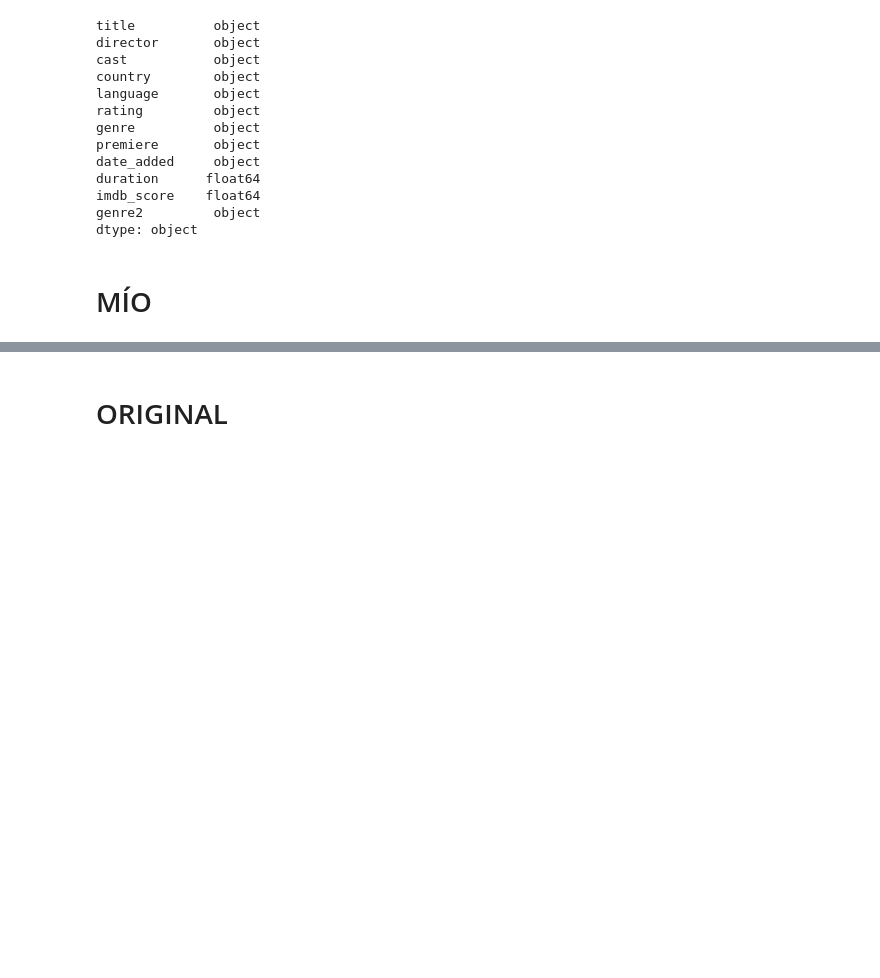
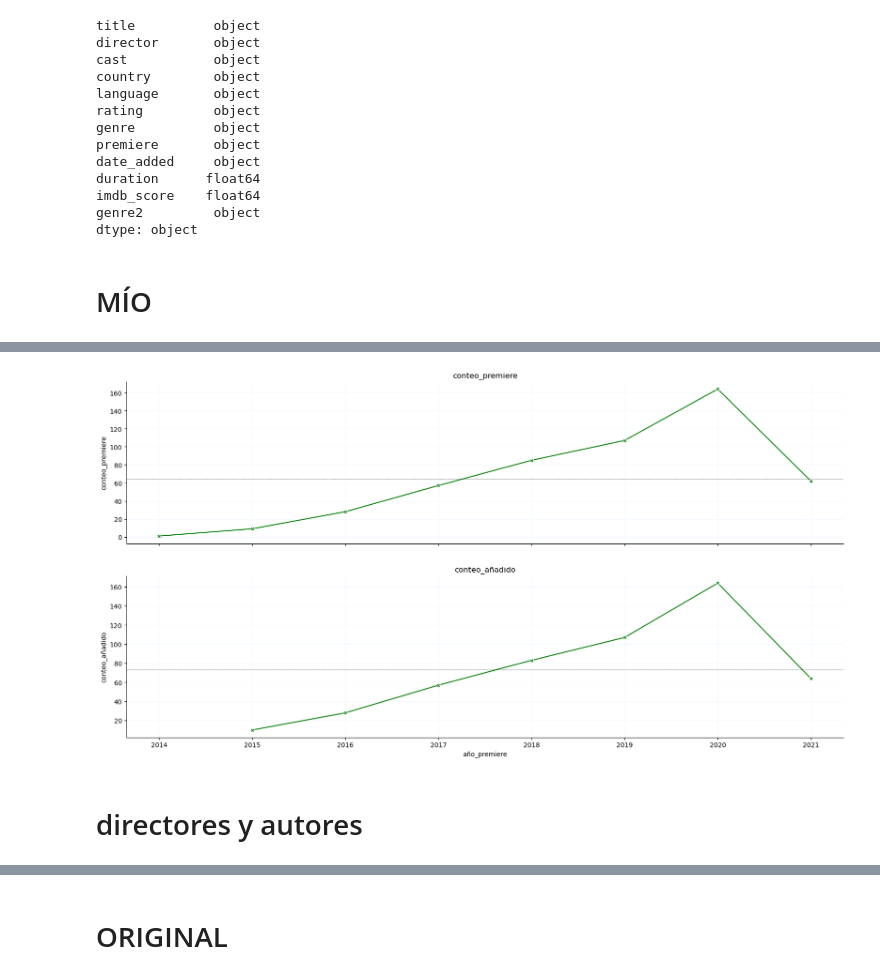
Before and after one commit to annassanchez/apuntes-clases, a Jupyter notebook: semana-9/9.3-Visualizacion - annassanchez.ipynb, the cells around one changed output, grey strips where cells are left out. Drawn from its saved outputs; the diff is of its cells as text; code cells hidden in the pictures; blank space fills up the shorter version.

```diff
--- a/semana-9/9.3-Visualizacion - annassanchez.ipynb
+++ b/semana-9/9.3-Visualizacion - annassanchez.ipynb
@@ -39,0 +104,6 @@ df["premiere"] =pd.to_datetime(df["premiere"])
+# %%
+df_año_full = df_año_premiere.merge(df_año_añadido, left_on = 'premiere', right_on='año', how = 'left')
+df_año_full.columns = ['año_premiere', 'conteo_premiere', 'año_añadido', 'conteo_añadido']
+df_año_full.drop(['año_añadido'], axis = 1, inplace = True)
+df_año_full = df_año_full[['conteo_premiere','conteo_añadido', 'año_premiere']]
+df_año_full.head()
@@ -39,0 +129,29 @@ df["premiere"] =pd.to_datetime(df["premiere"])
+# %%
+fig, axes = plt.subplots(nrows=2, ncols=1, figsize=(20,10), sharex=True)
+
+axes.flatten ## --> pa que funcione el enumerate, cuando tienes una matriz de charts
+
+for indice, columna in enumerate(df_año_full.columns.drop('año_premiere')):
+    sns.lineplot(data = df_año_full,
+        x = 'año_premiere',
+        y = columna,
+        ax = axes[indice],
+        marker = "X",
+        color = 'green'
+        )
+
+    ### titulos, markers, ticks van fuera de la gráfica
+    axes[indice].set_title(columna) ##ojo, si son una gráfica unitaria es title
+
+    axes[indice].spines['top'].set_visible(False)
+    axes[indice].spines['right'].set_visible(False)
+
+    axes[indice].grid(color = 'aliceblue')
+
+    media = df_año_full[columna].mean()
+
+    axes[indice].axhline(media, color = 'black', linewidth = 0.5, linestyle = 'dotted')
+# %% [output]
+[figure, added]
+# %% [markdown]
+# directores y autores
```
Also changed, not shown: parts of 23 cells of this notebook, 3 other files.
